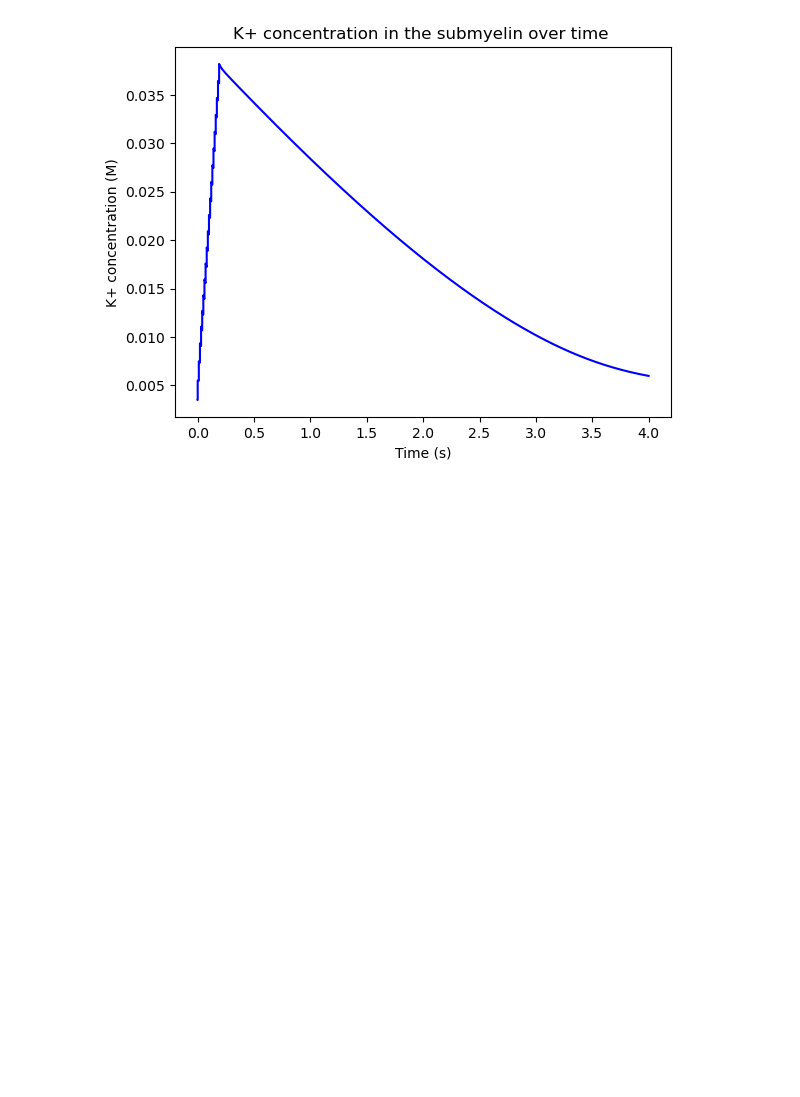
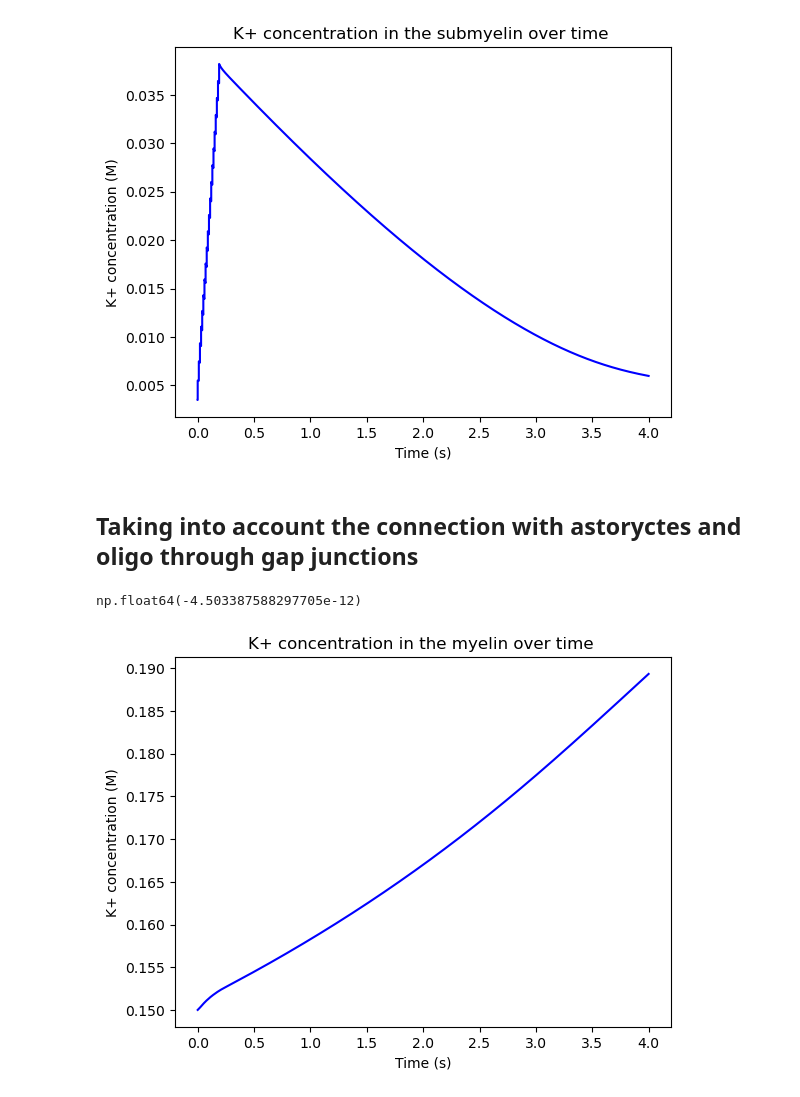
Before and after one commit to louna-schaison/TINS_Python_code, a Jupyter notebook: K+ Concentrations.ipynb, the cells around one changed output. Saved outputs shown, nothing was run; the diff lists cells and outputs as text; code cells hidden in the pictures; blank space fills up the shorter version.

```diff
--- a/K+ Concentrations.ipynb
+++ b/K+ Concentrations.ipynb
@@ -463,3 +469,5 @@ mpl.title("K+ concentration in the submyelin over time ")
 mpl.show()
 # %% [output]
 [figure]
+# %% [markdown]
+## Taking into account the connection with astoryctes and oligo through gap junctions
@@ -465,0 +540,13 @@ mpl.show()
+# %%
+gap_j(R,T,F,Krest,-0.04,Gg,El,Ki)
+# %% [output]
+np.float64(-4.503387588297705e-12)
+# %%
+fig,ax=mpl.subplots()
+mpl.plot(times, myelinK,color='blue')
+ax.set_xlabel("Time (s)")
+ax.set_ylabel("K+ concentration (M)")
+mpl.title("K+ concentration in the myelin over time ")
+mpl.show()
+# %% [output]
+[figure, added]
```
Also changed, not shown: parts of 11 cells of this notebook, 2 other files.
